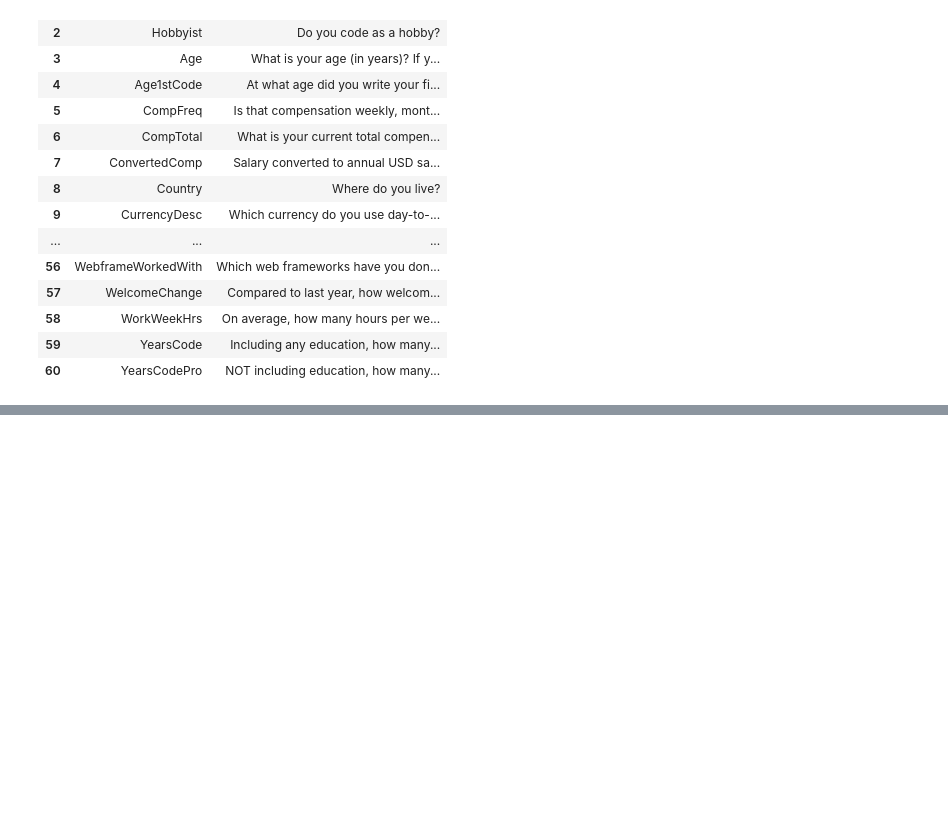
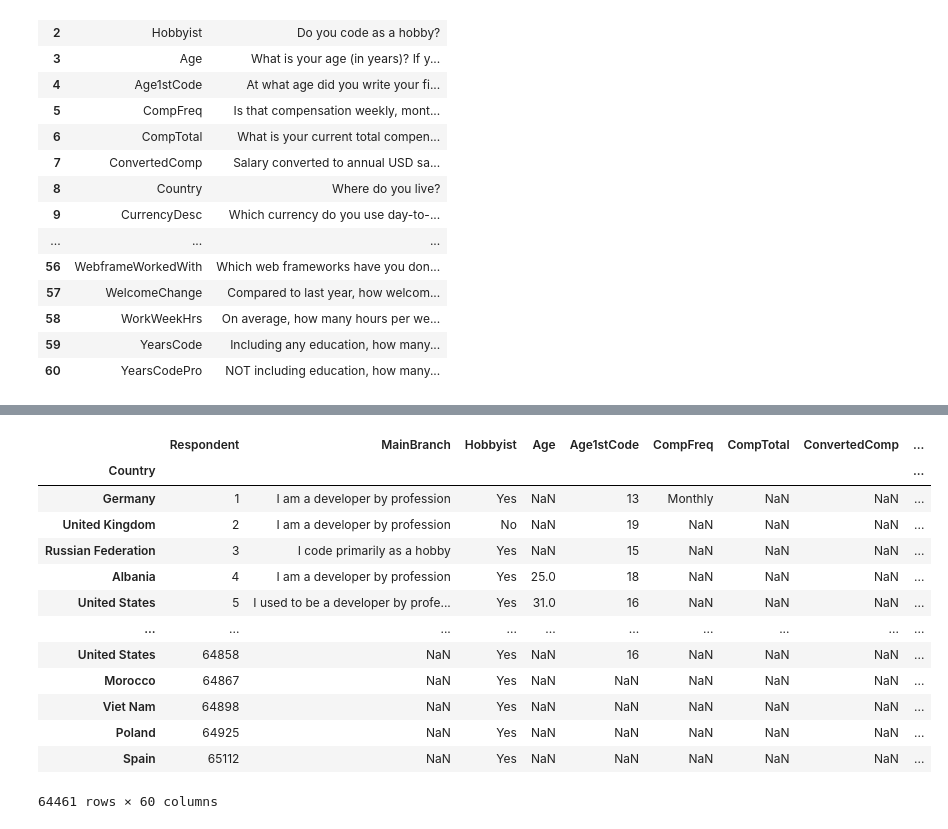
Before and after one commit to JefersonMelo/22-Banco, a Jupyter notebook: 03-Pandas/panda.ipynb, the cells around one changed output, grey strips where cells are left out. Cells and saved outputs as stored; diff of their text form; code cells hidden in the pictures; blank space fills up the shorter version.

```diff
--- a/03-Pandas/panda.ipynb
+++ b/03-Pandas/panda.ipynb
@@ -62,0 +182,17 @@ schema_df
+# %%
+df.set_index('Country')
+# %% [output]
+|  | Respondent | MainBranch | Hobbyist | Age | Age1stCode | CompFreq | CompTotal | ConvertedComp | ... |
+| Country |  |  |  |  |  |  |  |  | ... |
+| Germany | 1 | I am a developer by profession | Yes | NaN | 13 | Monthly | NaN | NaN | ... |
+| United Kingdom | 2 | I am a developer by profession | No | NaN | 19 | NaN | NaN | NaN | ... |
+| Russian Federation | 3 | I code primarily as a hobby | Yes | NaN | 15 | NaN | NaN | NaN | ... |
+| Albania | 4 | I am a developer by profession | Yes | 25.0 | 18 | NaN | NaN | NaN | ... |
+| United States | 5 | I used to be a developer by profe... | Yes | 31.0 | 16 | NaN | NaN | NaN | ... |
+| ... | ... | ... | ... | ... | ... | ... | ... | ... | ... |
+| United States | 64858 | NaN | Yes | NaN | 16 | NaN | NaN | NaN | ... |
+| Morocco | 64867 | NaN | Yes | NaN | NaN | NaN | NaN | NaN | ... |
+| Viet Nam | 64898 | NaN | Yes | NaN | NaN | NaN | NaN | NaN | ... |
+| Poland | 64925 | NaN | Yes | NaN | NaN | NaN | NaN | NaN | ... |
+| Spain | 65112 | NaN | Yes | NaN | NaN | NaN | NaN | NaN | ... |
+64461 rows × 60 columns
```
Also changed, not shown: parts of 22 cells of this notebook, 1 other file.
